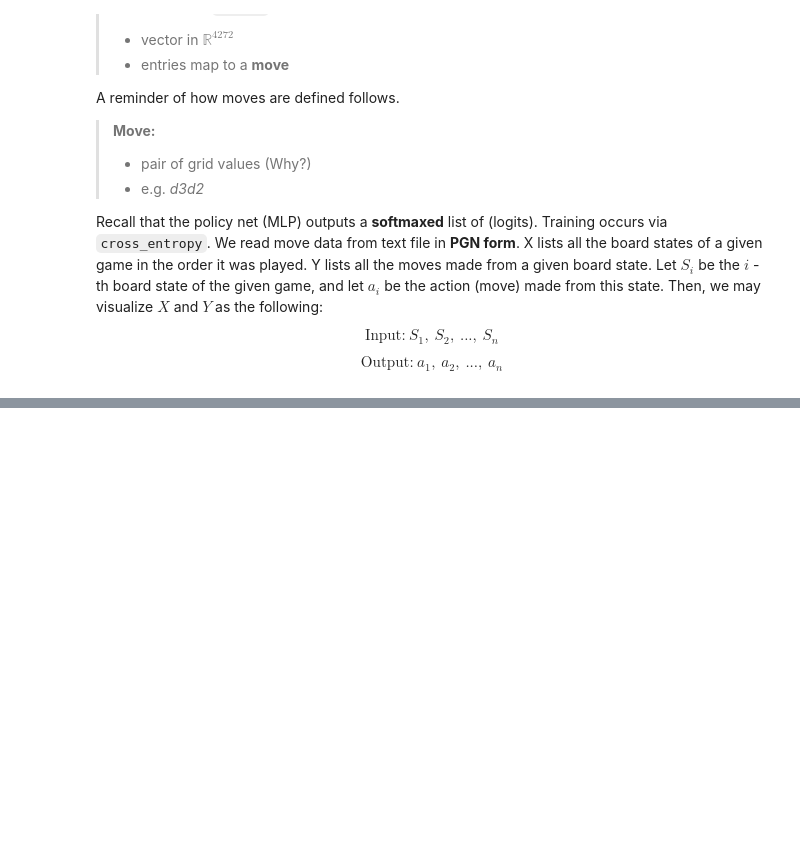
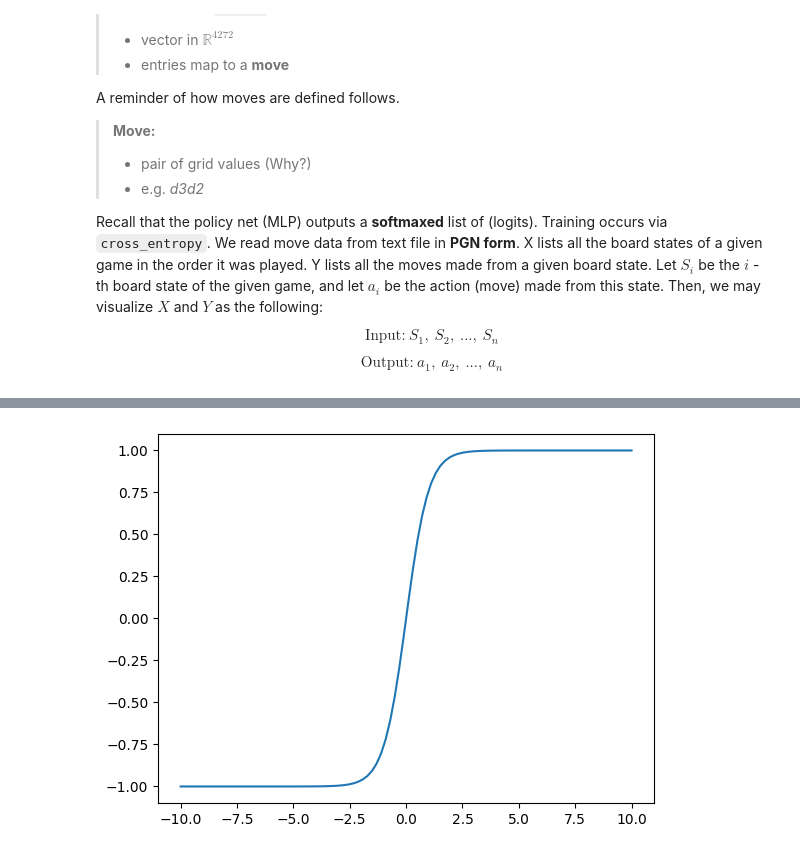
Before and after one commit to ryuFromCaillou/makemorechessmoves, a Jupyter notebook: notebooks/exploration.ipynb, the cells around one changed output, grey strips where cells are left out. Cells and saved outputs as stored; diff of their text form; code cells hidden in the pictures; blank space fills up the shorter version.

```diff
--- a/notebooks/exploration.ipynb
+++ b/notebooks/exploration.ipynb
@@ -319,0 +351,6 @@ tensor([-0.0209, -0.0214,  0.0440,  ..., -0.0097, -0.0373, -0.0168],
+# %%
+plt.plot(np.linspace(-10,10,100), np.tanh(np.linspace(-10,10,100)))
+plt.show()
+c
+# %% [output]
+[figure, added]
```
Also changed, not shown: parts of 23 cells of this notebook, 1 other file.
